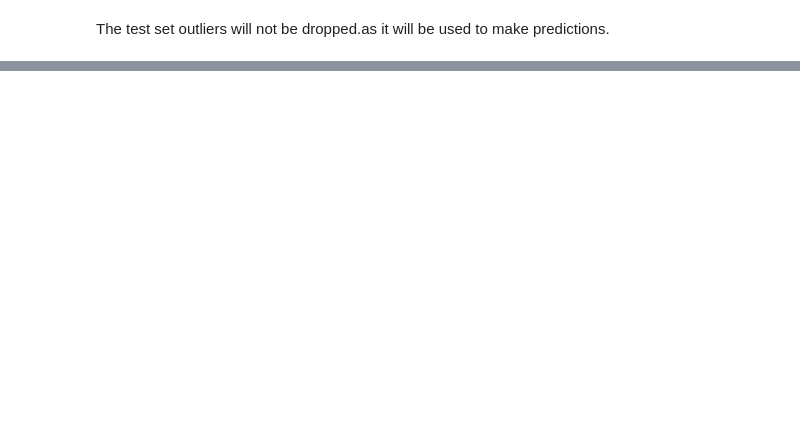
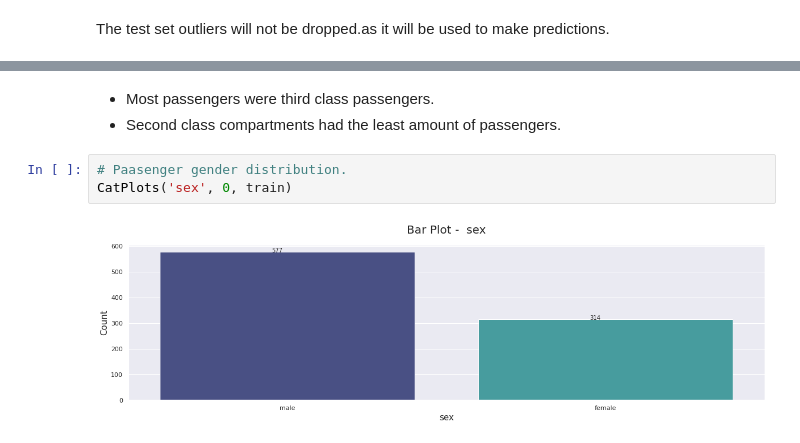
Before and after one commit to deborahmasibo/Moringa-Core-Module-2-Week-4-IP, a Jupyter notebook: KNN_Classification.ipynb, the cells around one changed output, grey strips where cells are left out. Cells and saved outputs as stored; diff of their text form; blank space fills up the shorter version.

```diff
--- a/KNN_Classification.ipynb
+++ b/KNN_Classification.ipynb
@@ -439,0 +504,8 @@ The test set outliers will not be dropped.as it will be used to make predictions
+# %% [markdown]
+* Most passengers were third class passengers.
+* Second class compartments had the least amount of passengers.
+# %%
+# Paasenger gender distribution.
+CatPlots('sex', 0, train)
+# %% [output]
+[figure, added]
```
Also changed, not shown: parts of 215 cells of this notebook.
